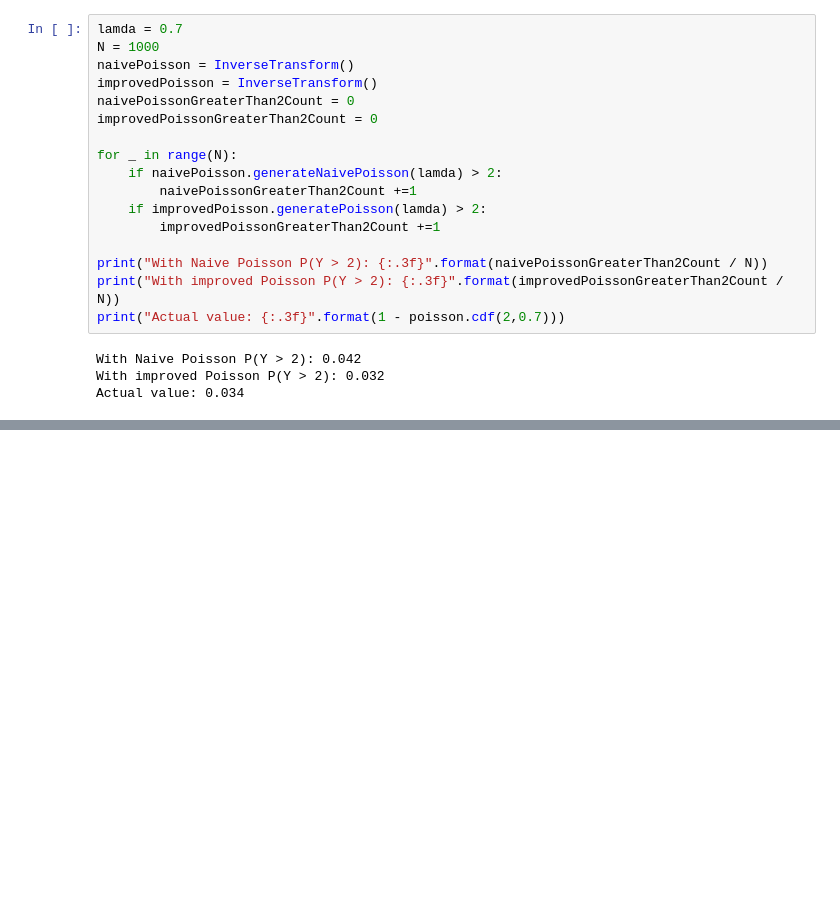
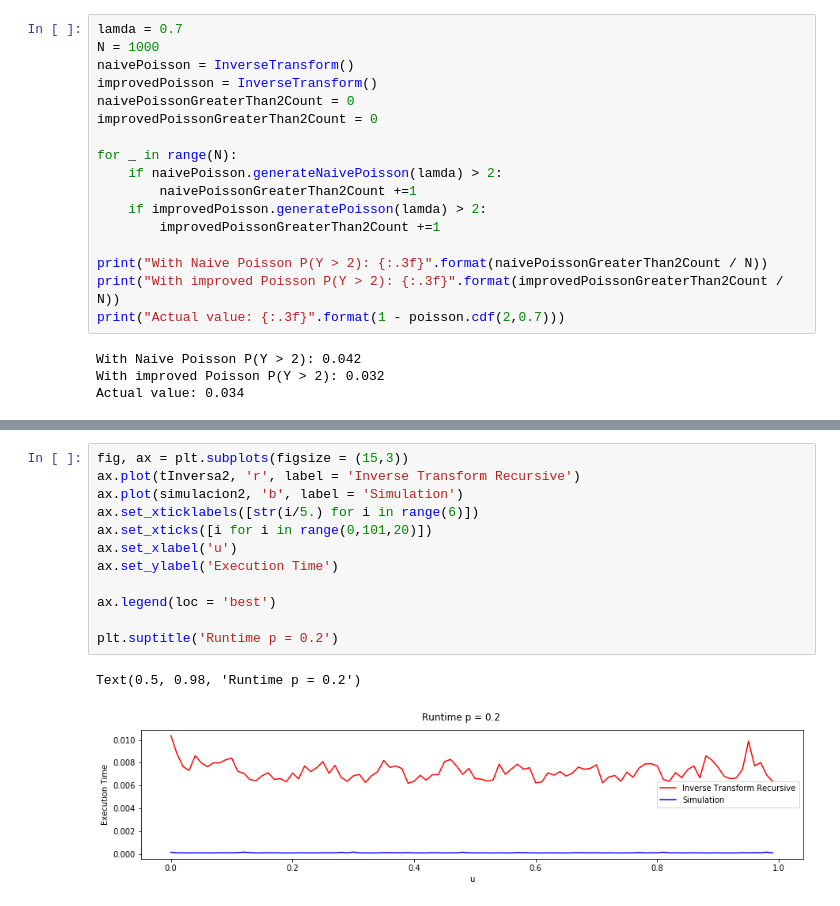
Before and after one commit to git-lu/models-and-simulations, a Jupyter notebook: Practico 4.ipynb, the cells around one changed output, grey strips where cells are left out. Drawn from its saved outputs; the diff is of its cells as text; blank space fills up the shorter version.

```diff
--- a/Practico 4.ipynb
+++ b/Practico 4.ipynb
@@ -366,0 +480,15 @@ ex8RejectionGenerator = RejectionMethod(
+# %%
+fig, ax = plt.subplots(figsize = (15,3))
+ax.plot(tInversa2, 'r', label = 'Inverse Transform Recursive')
+ax.plot(simulacion2, 'b', label = 'Simulation')
+ax.set_xticklabels([str(i/5.) for i in range(6)])
+ax.set_xticks([i for i in range(0,101,20)])
+ax.set_xlabel('u')
+ax.set_ylabel('Execution Time')
+
+ax.legend(loc = 'best')
+
+plt.suptitle('Runtime p = 0.2')
+# %% [output]
+Text(0.5, 0.98, 'Runtime p = 0.2')
+[figure, added]
```
Also changed, not shown: parts of 14 cells of this notebook, 1 other file.
